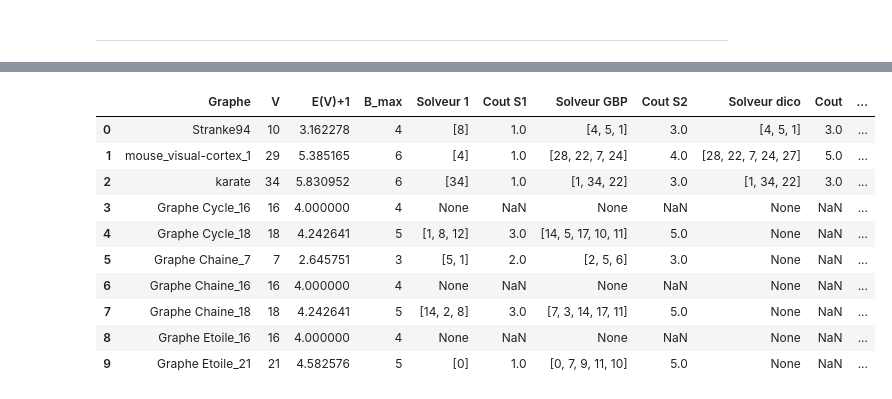
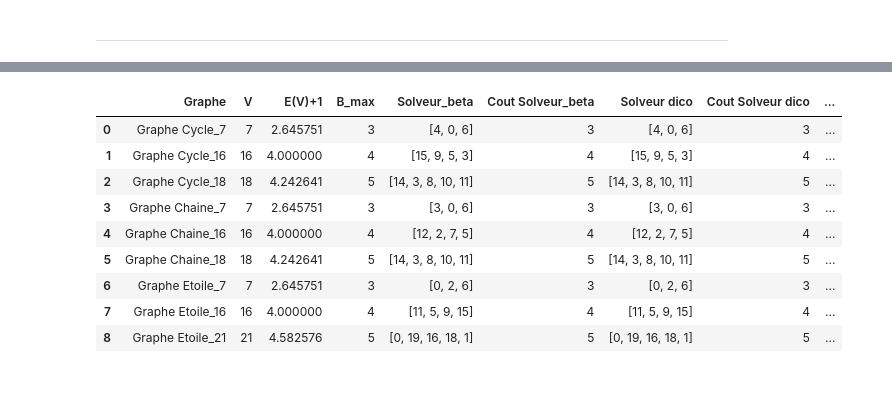
Before and after one commit to OussamaLay/Graph_Burning_Problem, a Jupyter notebook: main.ipynb, the cells around one changed output, grey strips where cells are left out. Cells and saved outputs as stored; diff of their text form; code cells hidden in the pictures.

```diff
--- a/main.ipynb
+++ b/main.ipynb
@@ -53,6 +53,19 @@ from algo_recherche import recherche_profondeur, recherche_largeur, couverture_b
 #afficher_graphe(graphe)
 # %% [markdown]
 ---
+# %%
+# Définition des graphes à tester
+graphes_excep = {
+    "Graphe Cycle_7": generate_cyclic_graph(7),
+    "Graphe Cycle_16": generate_cyclic_graph(16),
+    "Graphe Cycle_18": generate_cyclic_graph(18),
+    "Graphe Chaine_7": generate_chain_graph(7),
+    "Graphe Chaine_16": generate_chain_graph(16),
+    "Graphe Chaine_18": generate_chain_graph(18),
+    "Graphe Etoile_7": generate_spider_graph(0, leg_length=3, num_legs=2),
+    "Graphe Etoile_16": generate_spider_graph(0, leg_length=5, num_legs=3),
+    "Graphe Etoile_21": generate_spider_graph(0, leg_length=4, num_legs=5),
+}
 # %%
 # Définition des graphes à tester
 graphes = {
@@ -80,36 +82,41 @@ couverture_balle(generate_chain_graph(7))
 resultats = []
 
 # Parcours de chaque graphe
-for nom, graphe in graphes.items():
+for nom, graphe in graphes_excep.items():
     nb_sommets = len(graphe)
     nb_aretes = sum(len(v) for v in graphe.values()) // 2  # Division par 2 car graphe non orienté
     k = nb_sommets ** 0.5
 
     try:
-        solver_result, cout_s = solver(graphe)
+        solver_result, solver_cost = solver(graphe)
     except Exception as e:
-        solver_result, cout_s = str(e)
+        solver_result, solver_cost = str(e), None
 
     try:
-        chemin, cout_ss  = solveur_gbp(graphe)
+        solver_beta_result, solver_beta_cost  = solver_beta(graphe)
     except Exception as e:
-        B, chemin = None, str(e)
+        solver_beta_result, solver_beta_cost = str(e), None
 
     try:
-        sommets_actifs_d, cout_d = solveur_gbp_dico(graphe)
+        solver_beta_dico_result, solver_beta_dico_cost = solver_beta_dichotomic(graphe)
     except Exception as e:
-        sommets_actifs_d, cout_d = str(e), None
+        solver_beta_dico_result, solver_beta_dico_cost = str(e), None
+
+    #try:
+    #    recherche_p_res, recherche_p_cout = recherche_profondeur(graphe)
+    #except Exception as e:
+    #    recherche_p_res, recherche_p_cout = str(e), None
 
     try:
-        sommets_actifs_l, cout_l = recherche_largeur(graphe)
+        etat, recherche_l_res, recherche_l_cout = recherche_largeur(graphe)
     except Exception as e:
-        sommets_actifs_l, cout_l = str(e), None
+        recherche_l_res, recherche_l_cout = str(e), None
 
     try:
-        sequence_opt = couverture_balle(graphe)
-        cout_bb = max([rayon for centre, rayon in sequence_opt])
+        couverture_balle_res = couverture_balle(graphe)
+        couverture_balle_cout = max([rayon for centre, rayon in couverture_balle_res])
     except Exception as e:
-        sequence_opt = str(e)
+        couverture_balle_res, couverture_balle_cout  = str(e), None
 
     # Ajout des résultats au tableau
     resultats.append({
@@ -117,16 +124,24 @@ for nom, graphe in graphes.items():
         "V": nb_sommets,
         "E(V)+1": k,
         "B_max": math.ceil(k),
-        "Solveur 1": solver_result,
-        "Cout S1": cout_s,
-        "Solveur GBP": chemin,
-        "Cout S2": cout_ss,
-        "Solveur dico": sommets_actifs_d,
-        "Cout": cout_d,
-        "Recherche Largeur": sommets_actifs_l,
-        "Cout RL": cout_l,
-        "Couverture des balles": sequence_opt,
-        "Cout CB": cout_bb
+
+        #"Solveur": solver_result,
+        #"Cout Solveur": solver_cost,
+
+        "Solveur_beta": solver_beta_result,
+        "Cout Solveur_beta": solver_beta_cost,
+
+        "Solveur dico": solver_beta_dico_result,
+        "Cout Solveur dico": solver_beta_dico_cost,
+
+        #"Recherche Profoncdeur": recherche_p_res,
+        #"Cout RP": recherche_p_cout,
+
+        "Recherche Largeur": recherche_l_res,
+        "Cout RL": recherche_l_cout,
+
+        "Couverture des balles": couverture_balle_res,
+        "Cout CB": couverture_balle_cout
     })
 
 
@@ -138,12 +156,11 @@ df
-|  | Graphe | V | E(V)+1 | B_max | Solveur 1 | Cout S1 | Solveur GBP | Cout S2 | Solveur dico | Cout | ... |
-| 0 | Stranke94 | 10 | 3.162278 | 4 | [8] | 1.0 | [4, 5, 1] | 3.0 | [4, 5, 1] | 3.0 | ... |
-| 1 | mouse_visual-cortex_1 | 29 | 5.385165 | 6 | [4] | 1.0 | [28, 22, 7, 24] | 4.0 | [28, 22, 7, 24, 27] | 5.0 | ... |
-| 2 | karate | 34 | 5.830952 | 6 | [34] | 1.0 | [1, 34, 22] | 3.0 | [1, 34, 22] | 3.0 | ... |
-| 3 | Graphe Cycle_16 | 16 | 4.000000 | 4 | None | NaN | None | NaN | None | NaN | ... |
-| 4 | Graphe Cycle_18 | 18 | 4.242641 | 5 | [1, 8, 12] | 3.0 | [14, 5, 17, 10, 11] | 5.0 | None | NaN | ... |
-| 5 | Graphe Chaine_7 | 7 | 2.645751 | 3 | [5, 1] | 2.0 | [2, 5, 6] | 3.0 | None | NaN | ... |
-| 6 | Graphe Chaine_16 | 16 | 4.000000 | 4 | None | NaN | None | NaN | None | NaN | ... |
-| 7 | Graphe Chaine_18 | 18 | 4.242641 | 5 | [14, 2, 8] | 3.0 | [7, 3, 14, 17, 11] | 5.0 | None | NaN | ... |
-| 8 | Graphe Etoile_16 | 16 | 4.000000 | 4 | None | NaN | None | NaN | None | NaN | ... |
-| 9 | Graphe Etoile_21 | 21 | 4.582576 | 5 | [0] | 1.0 | [0, 7, 9, 11, 10] | 5.0 | None | NaN | ... |
+|  | Graphe | V | E(V)+1 | B_max | Solveur_beta | Cout Solveur_beta | Solveur dico | Cout Solveur dico | ... |
+| 0 | Graphe Cycle_7 | 7 | 2.645751 | 3 | [4, 0, 6] | 3 | [4, 0, 6] | 3 | ... |
+| 1 | Graphe Cycle_16 | 16 | 4.000000 | 4 | [15, 9, 5, 3] | 4 | [15, 9, 5, 3] | 4 | ... |
+| 2 | Graphe Cycle_18 | 18 | 4.242641 | 5 | [14, 3, 8, 10, 11] | 5 | [14, 3, 8, 10, 11] | 5 | ... |
+| 3 | Graphe Chaine_7 | 7 | 2.645751 | 3 | [3, 0, 6] | 3 | [3, 0, 6] | 3 | ... |
+| 4 | Graphe Chaine_16 | 16 | 4.000000 | 4 | [12, 2, 7, 5] | 4 | [12, 2, 7, 5] | 4 | ... |
+| 5 | Graphe Chaine_18 | 18 | 4.242641 | 5 | [14, 3, 8, 10, 11] | 5 | [14, 3, 8, 10, 11] | 5 | ... |
+| 6 | Graphe Etoile_7 | 7 | 2.645751 | 3 | [0, 2, 6] | 3 | [0, 2, 6] | 3 | ... |
+| 7 | Graphe Etoile_16 | 16 | 4.000000 | 4 | [11, 5, 9, 15] | 4 | [11, 5, 9, 15] | 4 | ... |
+| 8 | Graphe Etoile_21 | 21 | 4.582576 | 5 | [0, 19, 16, 18, 1] | 5 | [0, 19, 16, 18, 1] | 5 | ... |
 # %%
```
Also changed, not shown: parts of 5 cells of this notebook, 2 other files.
